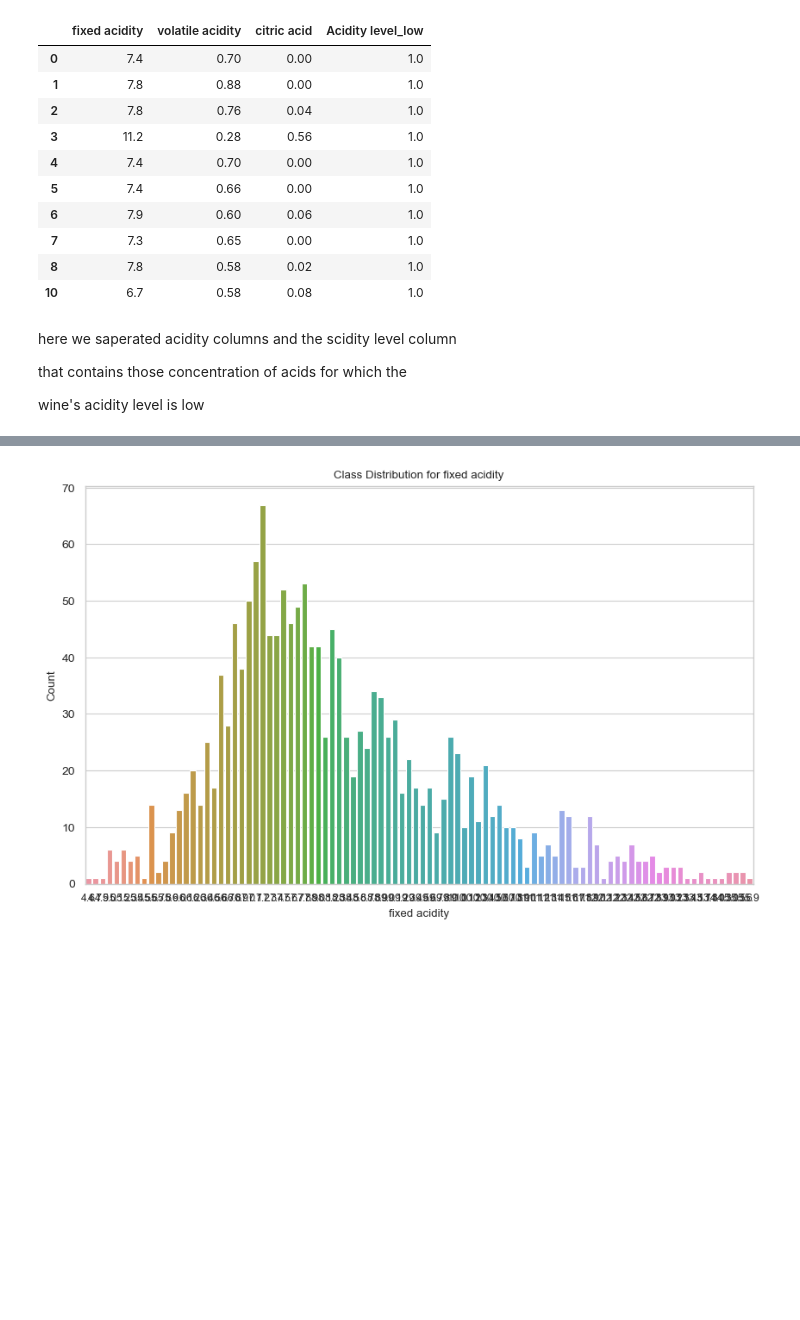
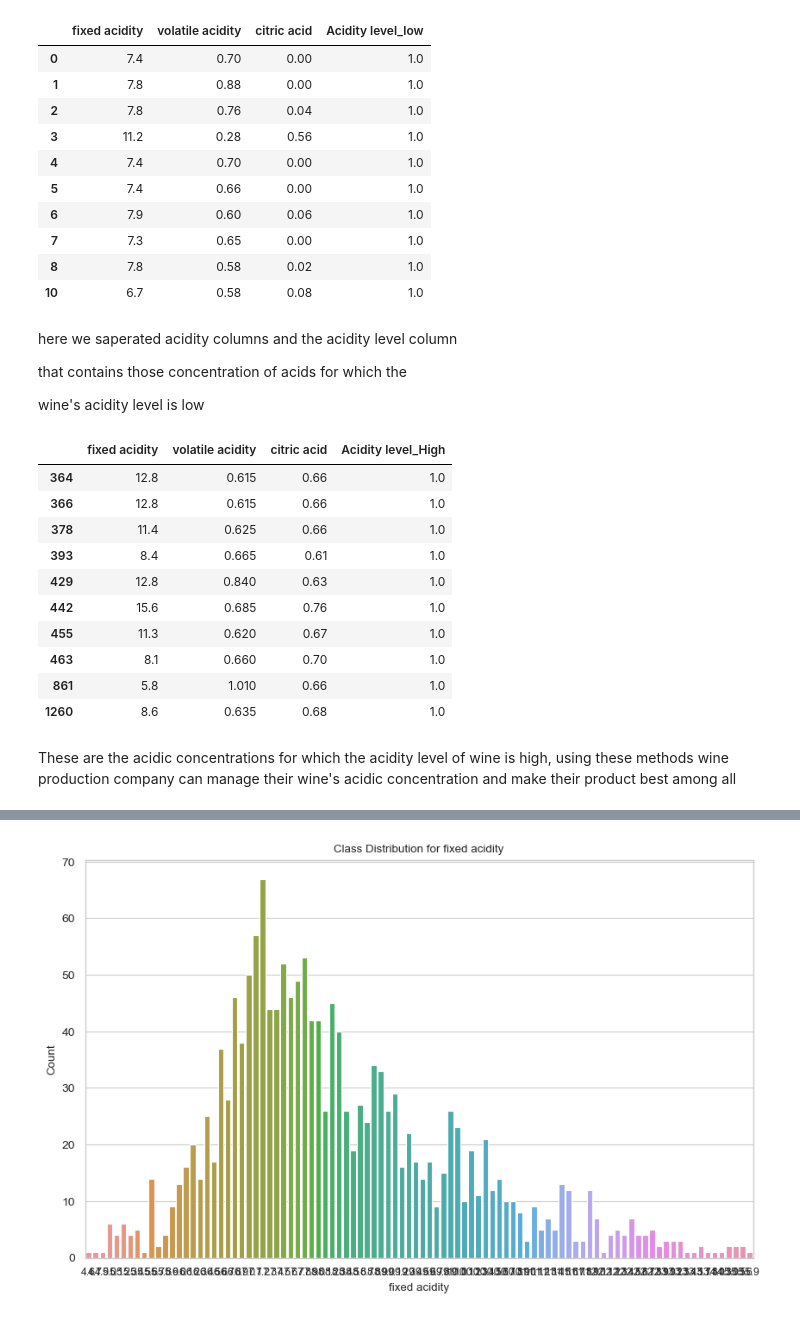
Before and after one commit to Shekhawat34/Corizo_Live_Projects, a Jupyter notebook: wine_quality_Prediction_Project.ipynb, the cells around one changed output, grey strips where cells are left out. Drawn from its saved outputs; the diff is of its cells as text; code cells hidden in the pictures; blank space fills up the shorter version.

Commit message:
update my wine quality model

```diff
--- a/wine_quality_Prediction_Project.ipynb
+++ b/wine_quality_Prediction_Project.ipynb
@@ -281,11 +279,29 @@ low_acidity_df.head(10)
 | 8 | 7.8 | 0.58 | 0.02 | 1.0 |
 | 10 | 6.7 | 0.58 | 0.08 | 1.0 |
 # %% [markdown]
-here we saperated acidity columns and the scidity level column
+here we saperated acidity columns and the acidity level column
 
 that contains those concentration of acids for which the
 
 wine's acidity level is low
+# %%
+High_acidity=wine_quality_encoded[wine_quality_encoded['Acidity level_High']==1]
+High_acidity_df=High_acidity[['fixed acidity','volatile acidity','citric acid','Acidity level_High']]
+High_acidity_df.head(10)
+# %% [output]
+|  | fixed acidity | volatile acidity | citric acid | Acidity level_High |
+| 364 | 12.8 | 0.615 | 0.66 | 1.0 |
+| 366 | 12.8 | 0.615 | 0.66 | 1.0 |
+| 378 | 11.4 | 0.625 | 0.66 | 1.0 |
+| 393 | 8.4 | 0.665 | 0.61 | 1.0 |
+| 429 | 12.8 | 0.840 | 0.63 | 1.0 |
+| 442 | 15.6 | 0.685 | 0.76 | 1.0 |
+| 455 | 11.3 | 0.620 | 0.67 | 1.0 |
+| 463 | 8.1 | 0.660 | 0.70 | 1.0 |
+| 861 | 5.8 | 1.010 | 0.66 | 1.0 |
+| 1260 | 8.6 | 0.635 | 0.68 | 1.0 |
+# %% [markdown]
+These are the acidic concentrations for which the acidity level of wine is high, using these methods wine production company can manage their wine's acidic concentration and make their product best among all
 # %%
 wine_quality_encoded.plot(kind='scatter', x='fixed acidity', y='density')
 # %% [output]
```
Also changed, not shown: parts of 14 cells of this notebook.
